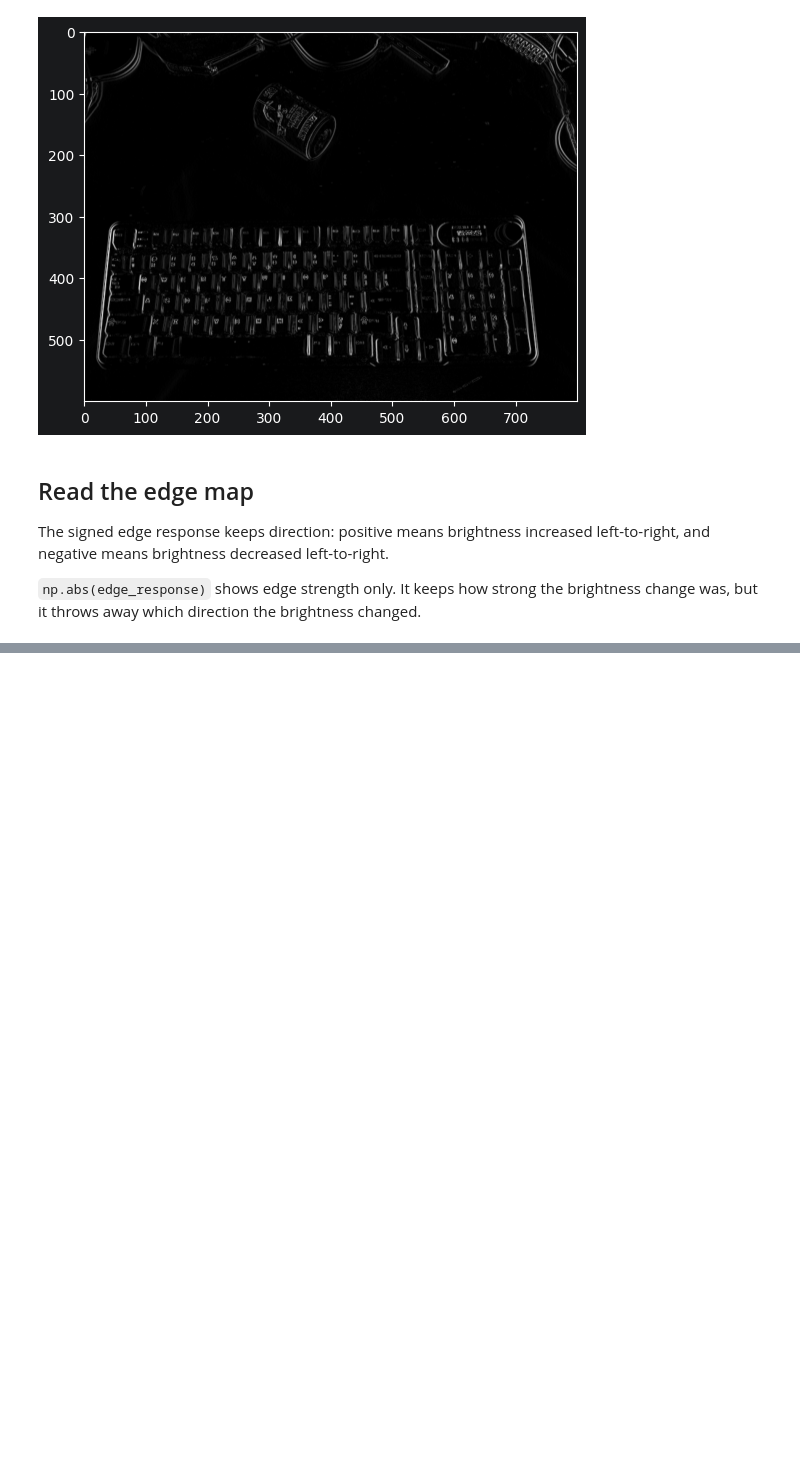
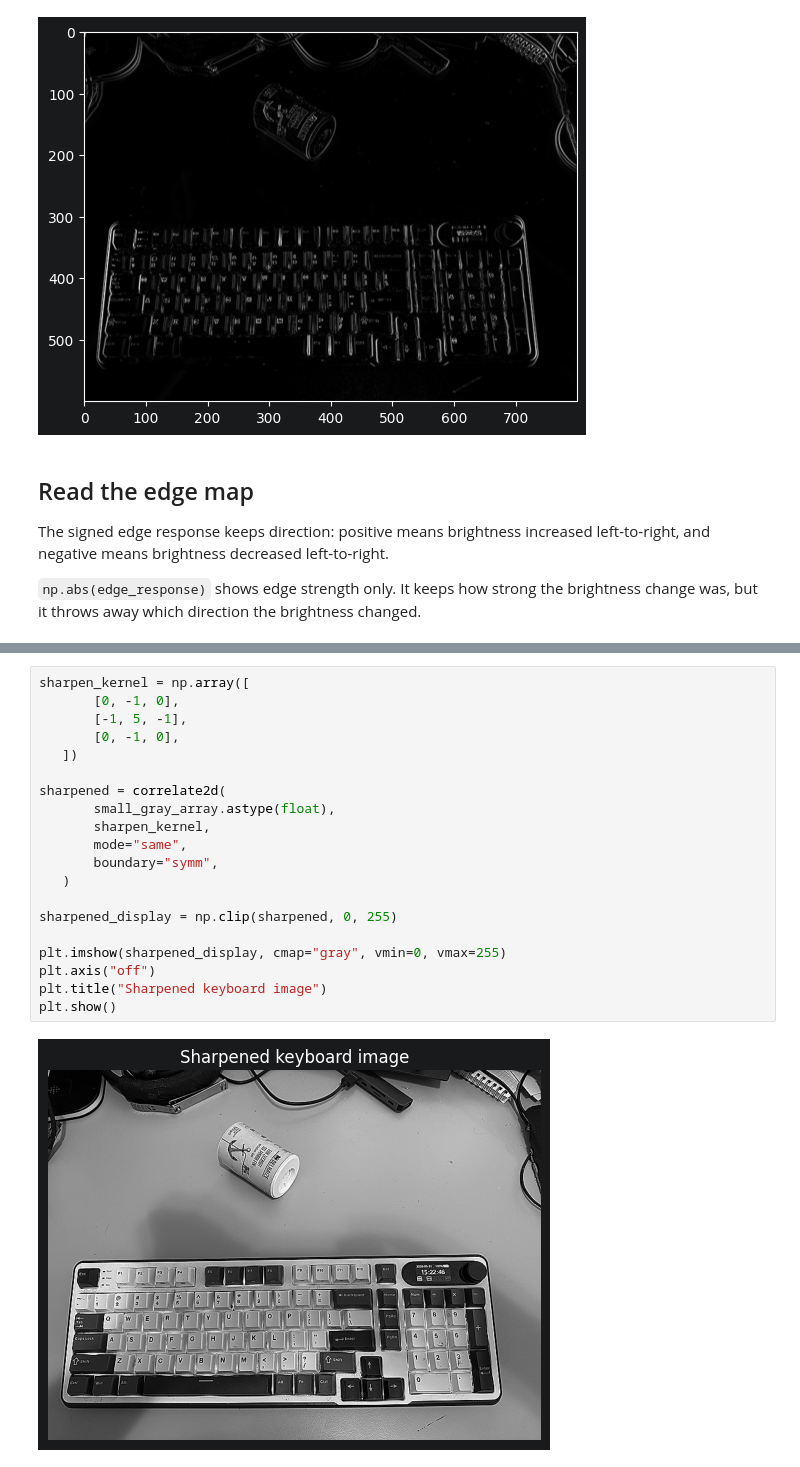
Before and after one commit to majorgilles/cnn-feature-map-lab, a Jupyter notebook: notebooks/01_manual_filters.ipynb, the cells around one changed output, grey strips where cells are left out. Saved outputs shown, nothing was run; the diff lists cells and outputs as text; blank space fills up the shorter version.

```diff
--- a/notebooks/01_manual_filters.ipynb
+++ b/notebooks/01_manual_filters.ipynb
@@ -216,0 +271,22 @@ plt.show()
+# %%
+sharpen_kernel = np.array([
+       [0, -1, 0],
+       [-1, 5, -1],
+       [0, -1, 0],
+   ])
+
+sharpened = correlate2d(
+       small_gray_array.astype(float),
+       sharpen_kernel,
+       mode="same",
+       boundary="symm",
+   )
+
+sharpened_display = np.clip(sharpened, 0, 255)
+
+plt.imshow(sharpened_display, cmap="gray", vmin=0, vmax=255)
+plt.axis("off")
+plt.title("Sharpened keyboard image")
+plt.show()
+# %% [output]
+[figure, added]
```
Also changed, not shown: parts of 4 cells of this notebook.
